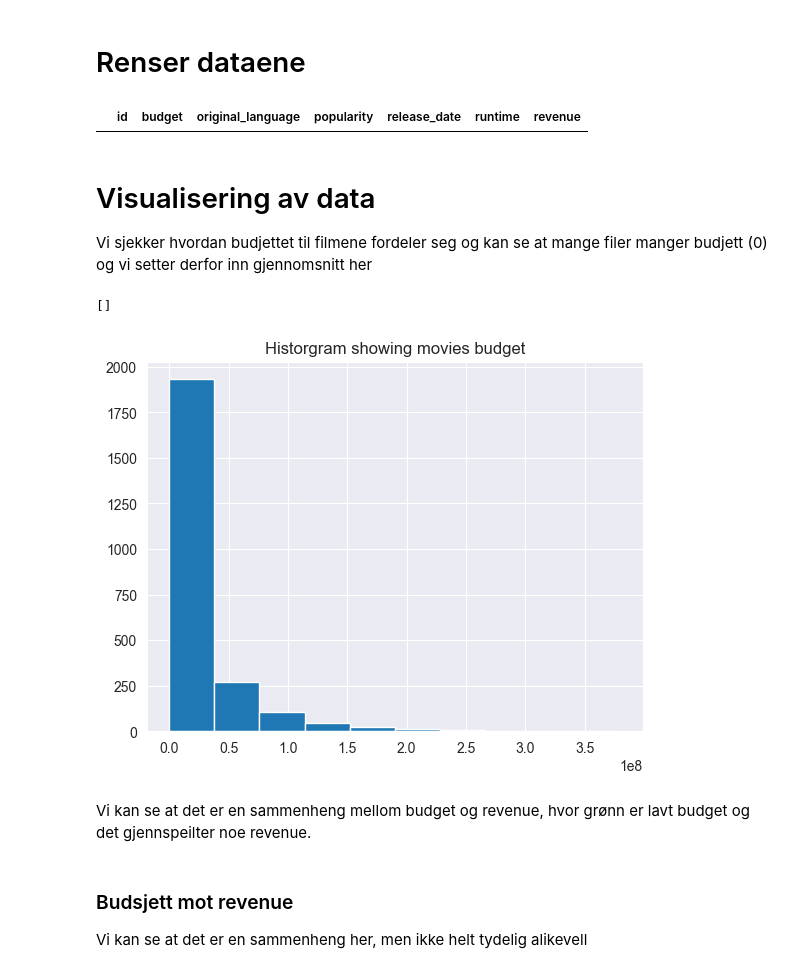
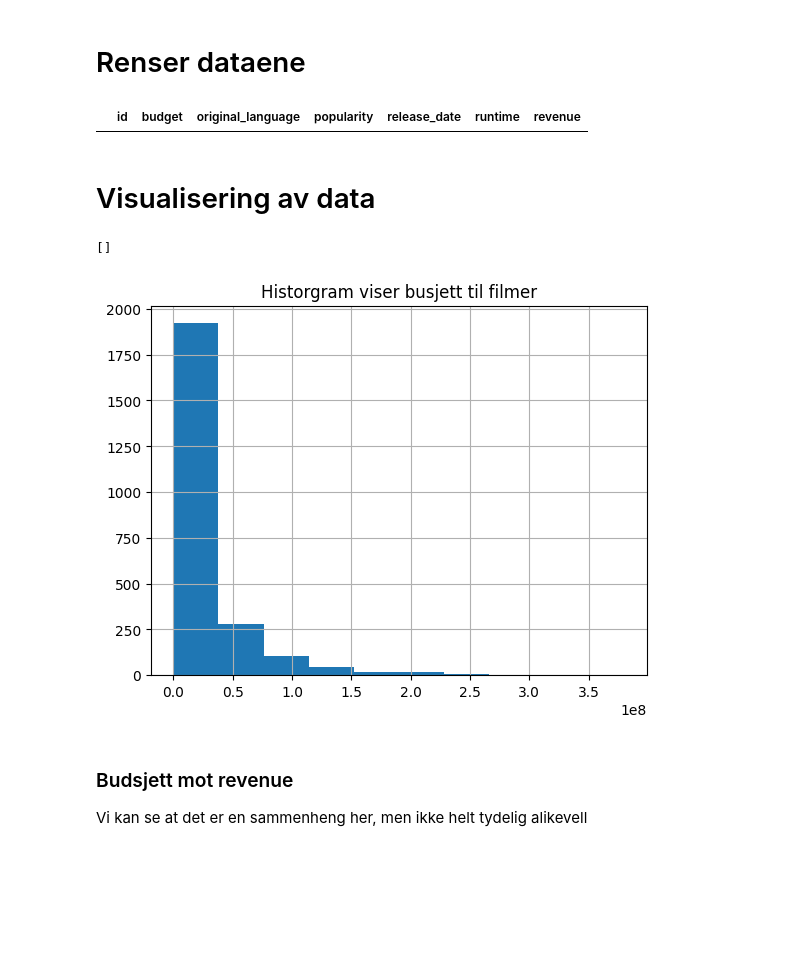
Before and after one commit to h600895/ML-oblig2, a Jupyter notebook: main.ipynb, the cells around one changed output. Drawn from its saved outputs; the diff is of its cells as text; code cells hidden in the pictures; blank space fills up the shorter version.

```diff
--- a/main.ipynb
+++ b/main.ipynb
@@ -29,8 +30,6 @@ budget
 1750000       1
 1135654       1
 Name: count, Length: 406, dtype: int64
-# %%
-trainingData['budget'] = trainingData['budget'].mask(trainingData['budget']==0).fillna(trainingData['budget'].mean())
 # %% [markdown]
 ## Fjerner featues som ikke skal brukes
 # %%
@@ -88,32 +99,26 @@ trainingData['budget'].fillna(meanVal, inplace=True)
 meanVal = trainingData['runtime'].mean()
 
 trainingData['runtime'].fillna(meanVal, inplace=True)
-# %%
-nan_mask = trainingData.isna()
-
-# Filter the DataFrame to show rows with NaN values
-rows_with_nan = trainingData[nan_mask.any(axis=1)]
-
-# Gived result: no NaN values left
-rows_with_nan
-# %% [output]
-|  | id | budget | original_language | popularity | release_date | runtime | revenue |
-# %% [markdown]
-# Visualisering av data
-
-Vi sjekker hvordan budjettet til filmene fordeler seg og kan se at mange filer manger budjett (0) og vi setter derfor inn gjennomsnitt her
+# %%
+nan_mask = trainingData.isna()
+
+# Ser at det ikke er flere NaN verdier
+trainingData[nan_mask.any(axis=1)]
+# %% [output]
+|  | id | budget | original_language | popularity | release_date | runtime | revenue |
+# %% [markdown]
+# Visualisering av data
 # %%
+# Visualiserer budget i et historgram
 fig, ax = plt.subplots()
 trainingData['budget'].hist(ax=ax)
 ax.set_xlabel =('Budget')
 ax.set_ylabel =('Frequency')
-ax.set_title('Historgram showing movies budget')
+ax.set_title('Historgram viser busjett til filmer')
 plt.plot()
 # %% [output]
 []
-[figure, old version]
+[figure, new version]
-# %% [markdown]
-Vi kan se at det er en sammenheng mellom budget og revenue, hvor grønn er lavt budget og det gjennspeilter noe revenue.
 # %% [markdown]
 ### Budsjett mot revenue
 Vi kan se at det er en sammenheng her, men ikke helt tydelig alikevell
```
Also changed, not shown: parts of 25 cells of this notebook, 1 other file.
